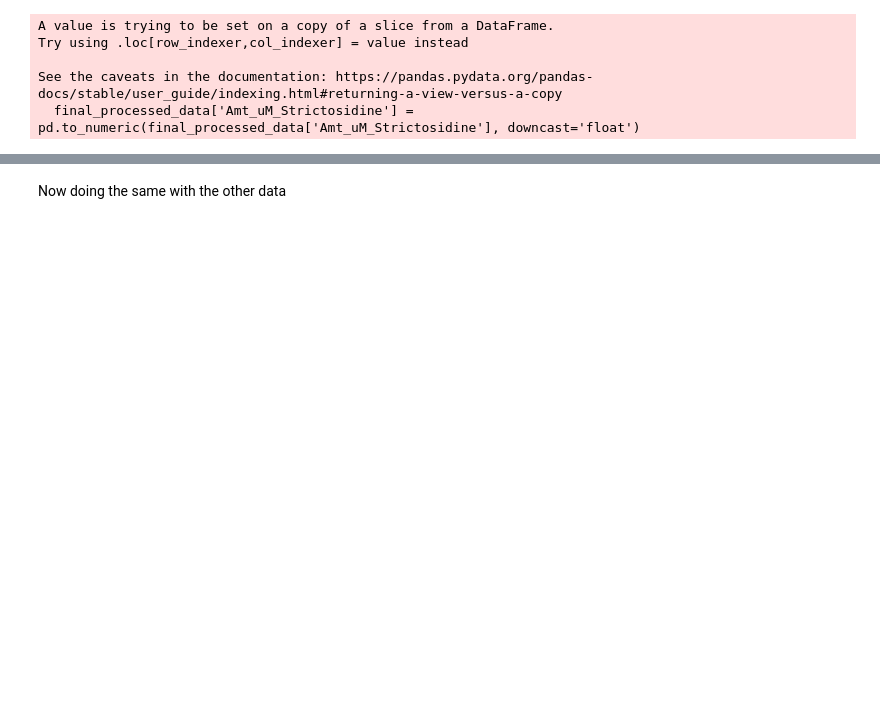
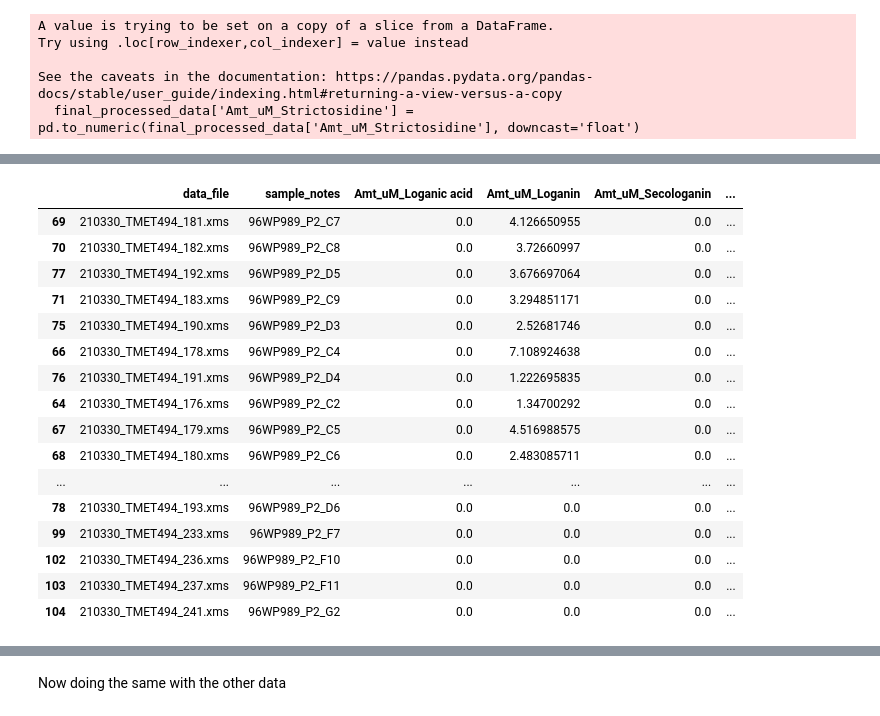
Before and after one commit to hiyama341/ConStrain, a Jupyter notebook: notebooks/5-TEST-Library_Characterization.ipynb, the cells around one changed output, grey strips where cells are left out. Cells and saved outputs as stored; diff of their text form; code cells hidden in the pictures; blank space fills up the shorter version.

```diff
--- a/notebooks/5-TEST-Library_Characterization.ipynb
+++ b/notebooks/5-TEST-Library_Characterization.ipynb
@@ -327,0 +346,21 @@ sorted_df
+# %%
+yp49 = sorted_df.loc[sorted_df['plate'] == 'yp49']
+yp49
+# %% [output]
+|  | data_file | sample_notes | Amt_uM_Loganic acid | Amt_uM_Loganin | Amt_uM_Secologanin | ... |
+| 69 | 210330_TMET494_181.xms | 96WP989_P2_C7 | 0.0 | 4.126650955 | 0.0 | ... |
+| 70 | 210330_TMET494_182.xms | 96WP989_P2_C8 | 0.0 | 3.72660997 | 0.0 | ... |
+| 77 | 210330_TMET494_192.xms | 96WP989_P2_D5 | 0.0 | 3.676697064 | 0.0 | ... |
+| 71 | 210330_TMET494_183.xms | 96WP989_P2_C9 | 0.0 | 3.294851171 | 0.0 | ... |
+| 75 | 210330_TMET494_190.xms | 96WP989_P2_D3 | 0.0 | 2.52681746 | 0.0 | ... |
+| 66 | 210330_TMET494_178.xms | 96WP989_P2_C4 | 0.0 | 7.108924638 | 0.0 | ... |
+| 76 | 210330_TMET494_191.xms | 96WP989_P2_D4 | 0.0 | 1.222695835 | 0.0 | ... |
+| 64 | 210330_TMET494_176.xms | 96WP989_P2_C2 | 0.0 | 1.34700292 | 0.0 | ... |
+| 67 | 210330_TMET494_179.xms | 96WP989_P2_C5 | 0.0 | 4.516988575 | 0.0 | ... |
+| 68 | 210330_TMET494_180.xms | 96WP989_P2_C6 | 0.0 | 2.483085711 | 0.0 | ... |
+| ... | ... | ... | ... | ... | ... | ... |
+| 78 | 210330_TMET494_193.xms | 96WP989_P2_D6 | 0.0 | 0.0 | 0.0 | ... |
+| 99 | 210330_TMET494_233.xms | 96WP989_P2_F7 | 0.0 | 0.0 | 0.0 | ... |
+| 102 | 210330_TMET494_236.xms | 96WP989_P2_F10 | 0.0 | 0.0 | 0.0 | ... |
+| 103 | 210330_TMET494_237.xms | 96WP989_P2_F11 | 0.0 | 0.0 | 0.0 | ... |
+| 104 | 210330_TMET494_241.xms | 96WP989_P2_G2 | 0.0 | 0.0 | 0.0 | ... |
```
Also changed, not shown: parts of 11 cells of this notebook, 7 other files.
